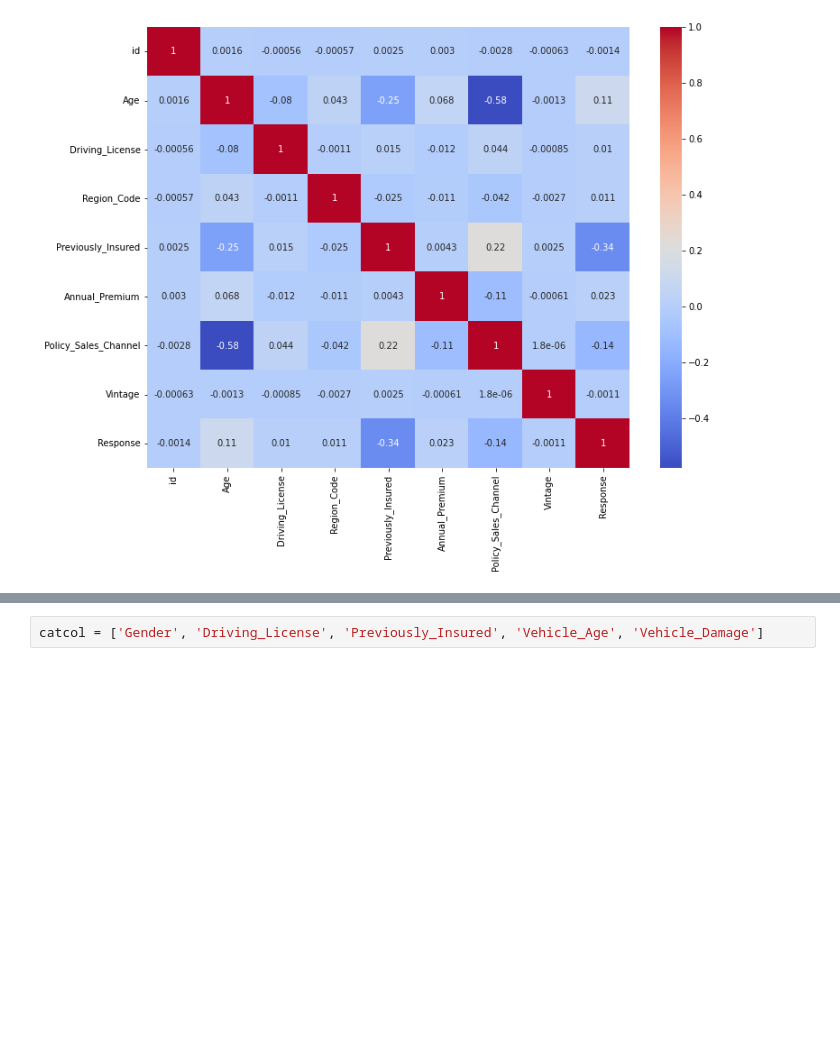
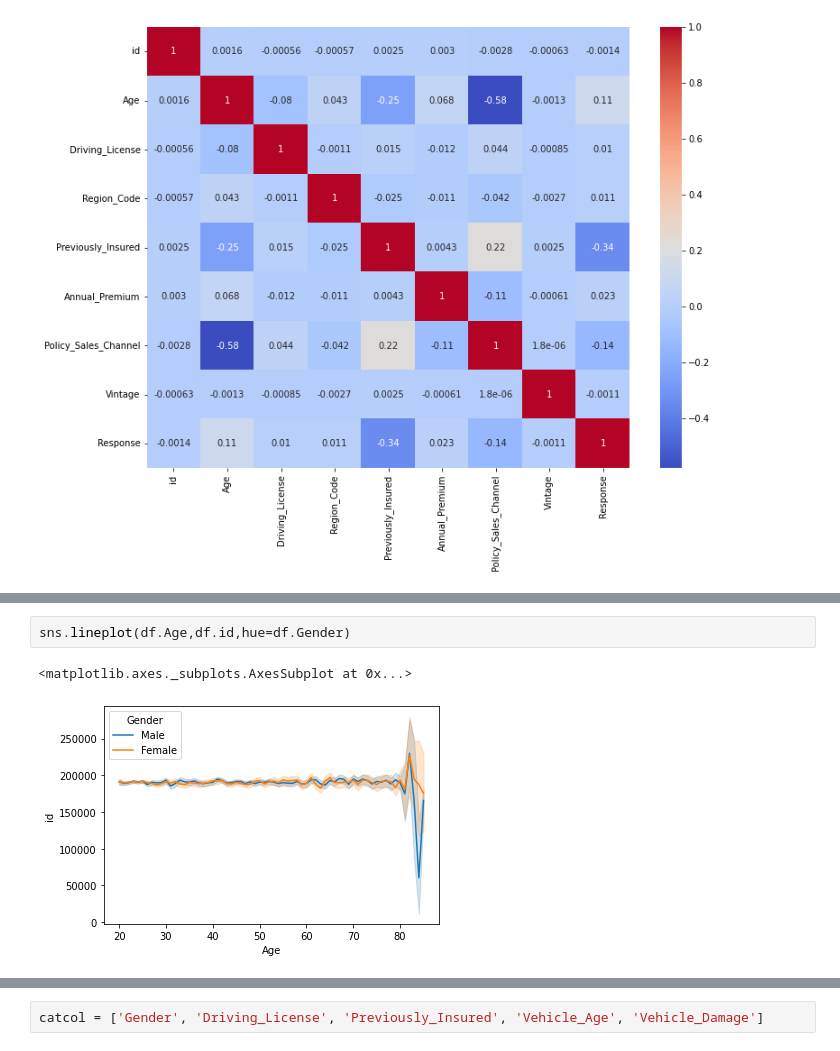
Before and after one commit to Saif-Khan435/Health-Insurance-Cross-Sell-Prediction, a Jupyter notebook: Mohammed_Saif_Khan_HEALTH_INSURANCE_CROSS_SELL_PREDICTION.ipynb, the cells around one changed output, grey strips where cells are left out. Drawn from its saved outputs; the diff is of its cells as text; blank space fills up the shorter version.

```diff
--- a/Mohammed_Saif_Khan_HEALTH_INSURANCE_CROSS_SELL_PREDICTION.ipynb
+++ b/Mohammed_Saif_Khan_HEALTH_INSURANCE_CROSS_SELL_PREDICTION.ipynb
@@ -192,0 +182,5 @@ df.duplicated().sum()
+# %%
+sns.lineplot(df.Age,df.id,hue=df.Gender)
+# %% [output]
+<matplotlib.axes._subplots.AxesSubplot at 0x...>
+[figure, added]
```
Also changed, not shown: parts of 57 cells of this notebook.
